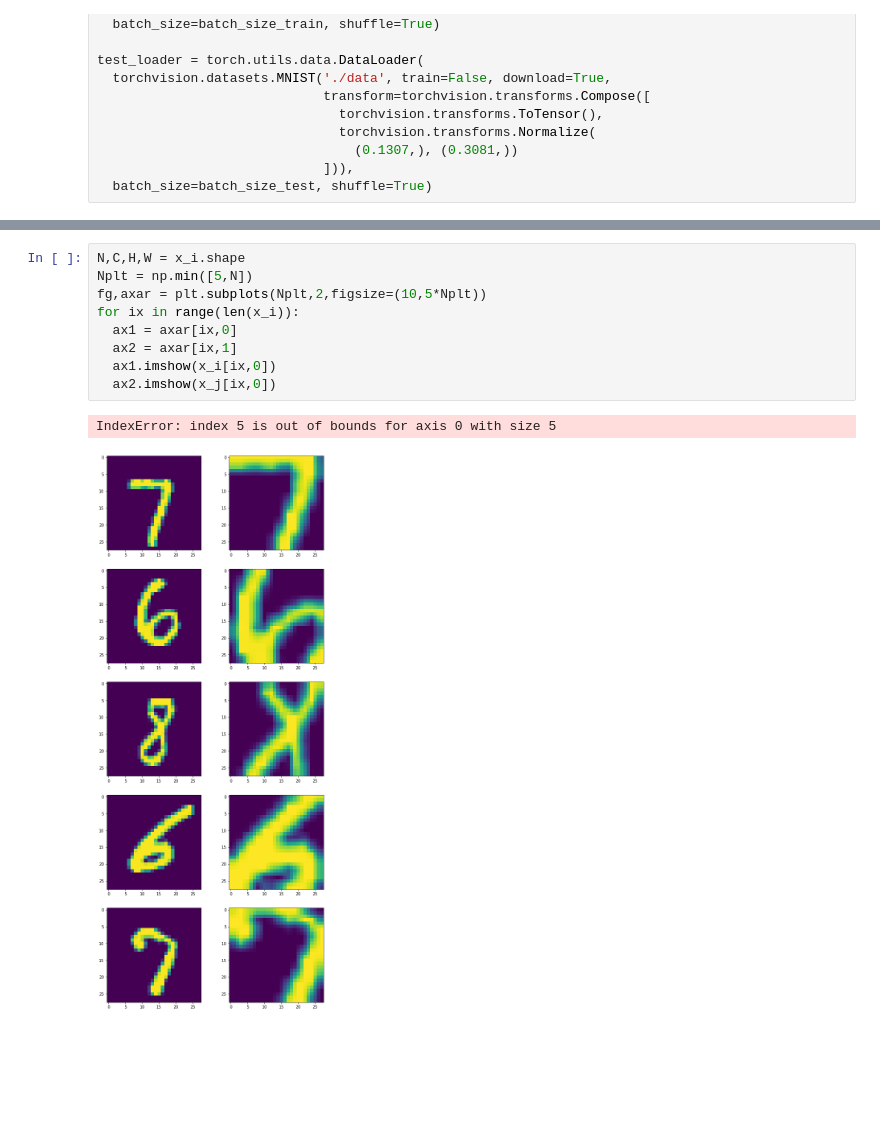
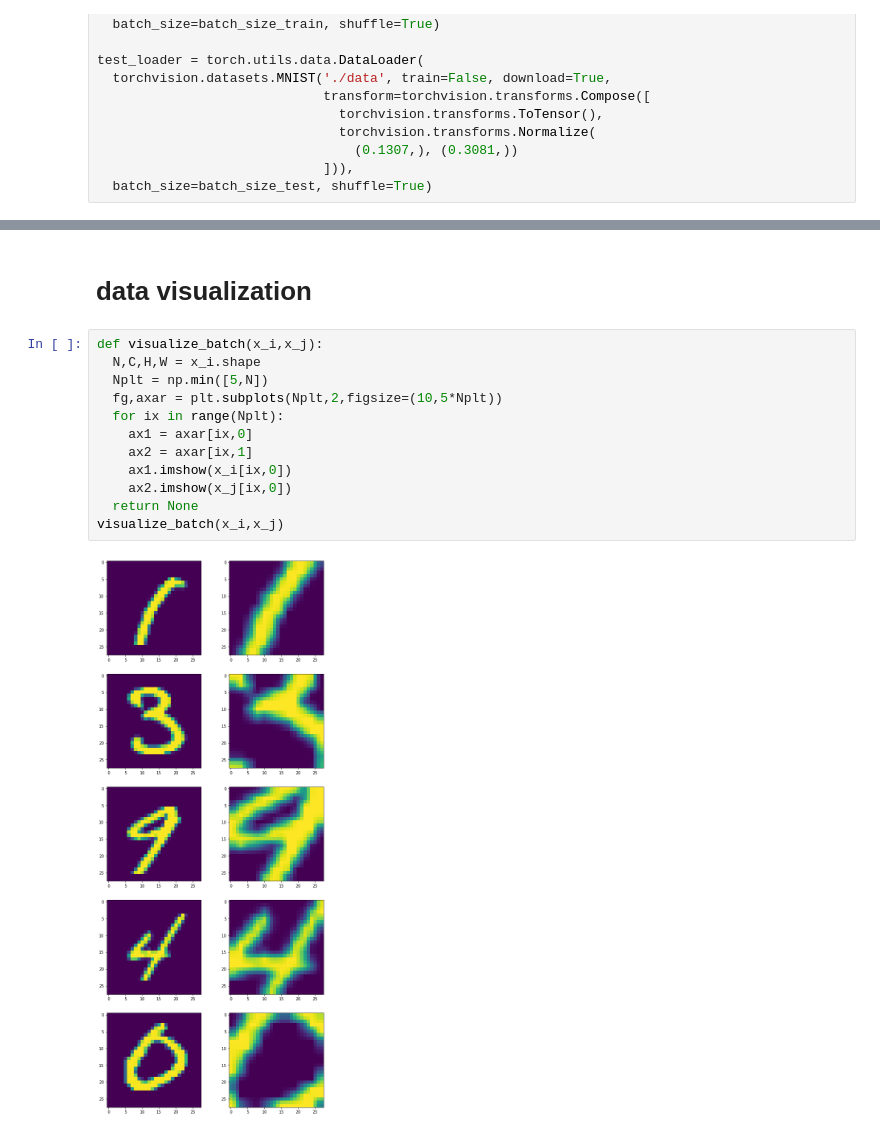
Before and after one commit to andrebeu/simCLR, a Jupyter notebook: dev.ipynb, the cells around one changed output, grey strips where cells are left out. Saved outputs shown, nothing was run; the diff lists cells and outputs as text; blank space fills up the shorter version.

```diff
--- a/dev.ipynb
+++ b/dev.ipynb
@@ -60,12 +143,16 @@ torchvision.transforms.functional.resized_crop?
+# %% [markdown]
+# data visualization
 # %%
-N,C,H,W = x_i.shape
-Nplt = np.min([5,N])
-fg,axar = plt.subplots(Nplt,2,figsize=(10,5*Nplt))
-for ix in range(len(x_i)):
-  ax1 = axar[ix,0]
-  ax2 = axar[ix,1]
-  ax1.imshow(x_i[ix,0])
-  ax2.imshow(x_j[ix,0])
+def visualize_batch(x_i,x_j):
+  N,C,H,W = x_i.shape
+  Nplt = np.min([5,N])
+  fg,axar = plt.subplots(Nplt,2,figsize=(10,5*Nplt))
+  for ix in range(Nplt):
+    ax1 = axar[ix,0]
+    ax2 = axar[ix,1]
+    ax1.imshow(x_i[ix,0])
+    ax2.imshow(x_j[ix,0])
+  return None
+visualize_batch(x_i,x_j)
 # %% [output]
-IndexError: index 5 is out of bounds for axis 0 with size 5
-[figure, old version]
+[figure, new version]
```
Also changed, not shown: parts of 16 cells of this notebook.
